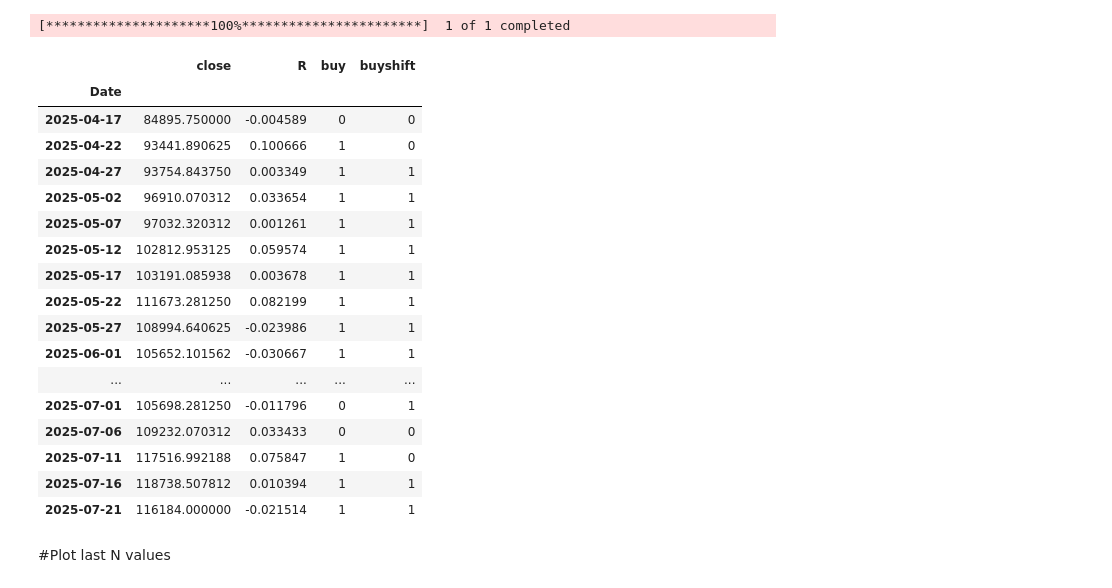
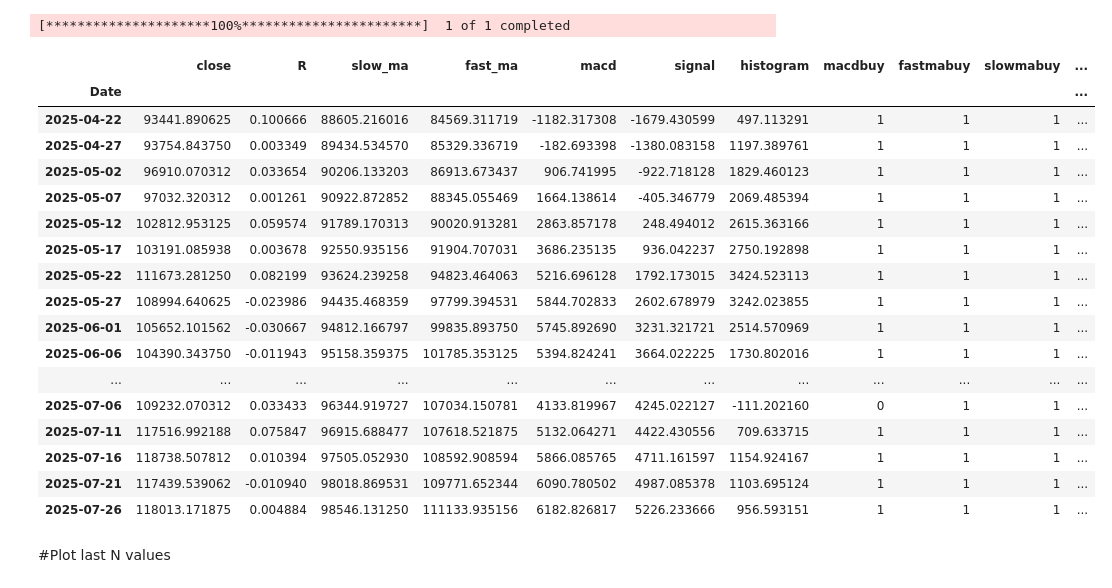
Before and after one commit to GalindoD/Backtesting_crypto, a Jupyter notebook: Backtester_Python.ipynb, the cells around one changed output. Drawn from its saved outputs; the diff is of its cells as text; code cells hidden in the pictures.

```diff
--- a/Backtester_Python.ipynb
+++ b/Backtester_Python.ipynb
@@ -211,26 +226,26 @@ data_df = compute_strategy(data_df, strategy, liquid_return)
 # %% [output]
 [*********************100%***********************]  1 of 1 completed
 # %%
-data_df[["close","R","buy","buyshift"]].tail(20)
+data_df.tail(20)
 # %% [output]
-|  | close | R | buy | buyshift |
-| Date |  |  |  |  |
-| 2025-04-17 | 84895.750000 | -0.004589 | 0 | 0 |
-| 2025-04-22 | 93441.890625 | 0.100666 | 1 | 0 |
-| 2025-04-27 | 93754.843750 | 0.003349 | 1 | 1 |
-| 2025-05-02 | 96910.070312 | 0.033654 | 1 | 1 |
-| 2025-05-07 | 97032.320312 | 0.001261 | 1 | 1 |
-| 2025-05-12 | 102812.953125 | 0.059574 | 1 | 1 |
-| 2025-05-17 | 103191.085938 | 0.003678 | 1 | 1 |
-| 2025-05-22 | 111673.281250 | 0.082199 | 1 | 1 |
-| 2025-05-27 | 108994.640625 | -0.023986 | 1 | 1 |
-| 2025-06-01 | 105652.101562 | -0.030667 | 1 | 1 |
-| ... | ... | ... | ... | ... |
-| 2025-07-01 | 105698.281250 | -0.011796 | 0 | 1 |
-| 2025-07-06 | 109232.070312 | 0.033433 | 0 | 0 |
-| 2025-07-11 | 117516.992188 | 0.075847 | 1 | 0 |
-| 2025-07-16 | 118738.507812 | 0.010394 | 1 | 1 |
-| 2025-07-21 | 116184.000000 | -0.021514 | 1 | 1 |
+|  | close | R | slow_ma | fast_ma | macd | signal | histogram | macdbuy | fastmabuy | slowmabuy | ... |
+| Date |  |  |  |  |  |  |  |  |  |  | ... |
+| 2025-04-22 | 93441.890625 | 0.100666 | 88605.216016 | 84569.311719 | -1182.317308 | -1679.430599 | 497.113291 | 1 | 1 | 1 | ... |
+| 2025-04-27 | 93754.843750 | 0.003349 | 89434.534570 | 85329.336719 | -182.693398 | -1380.083158 | 1197.389761 | 1 | 1 | 1 | ... |
+| 2025-05-02 | 96910.070312 | 0.033654 | 90206.133203 | 86913.673437 | 906.741995 | -922.718128 | 1829.460123 | 1 | 1 | 1 | ... |
+| 2025-05-07 | 97032.320312 | 0.001261 | 90922.872852 | 88345.055469 | 1664.138614 | -405.346779 | 2069.485394 | 1 | 1 | 1 | ... |
+| 2025-05-12 | 102812.953125 | 0.059574 | 91789.170313 | 90020.913281 | 2863.857178 | 248.494012 | 2615.363166 | 1 | 1 | 1 | ... |
+| 2025-05-17 | 103191.085938 | 0.003678 | 92550.935156 | 91904.707031 | 3686.235135 | 936.042237 | 2750.192898 | 1 | 1 | 1 | ... |
+| 2025-05-22 | 111673.281250 | 0.082199 | 93624.239258 | 94823.464063 | 5216.696128 | 1792.173015 | 3424.523113 | 1 | 1 | 1 | ... |
+| 2025-05-27 | 108994.640625 | -0.023986 | 94435.468359 | 97799.394531 | 5844.702833 | 2602.678979 | 3242.023855 | 1 | 1 | 1 | ... |
+| 2025-06-01 | 105652.101562 | -0.030667 | 94812.166797 | 99835.893750 | 5745.892690 | 3231.321721 | 2514.570969 | 1 | 1 | 1 | ... |
+| 2025-06-06 | 104390.343750 | -0.011943 | 95158.359375 | 101785.353125 | 5394.824241 | 3664.022225 | 1730.802016 | 1 | 1 | 1 | ... |
+| ... | ... | ... | ... | ... | ... | ... | ... | ... | ... | ... | ... |
+| 2025-07-06 | 109232.070312 | 0.033433 | 96344.919727 | 107034.150781 | 4133.819967 | 4245.022127 | -111.202160 | 0 | 1 | 1 | ... |
+| 2025-07-11 | 117516.992188 | 0.075847 | 96915.688477 | 107618.521875 | 5132.064271 | 4422.430556 | 709.633715 | 1 | 1 | 1 | ... |
+| 2025-07-16 | 118738.507812 | 0.010394 | 97505.052930 | 108592.908594 | 5866.085765 | 4711.161597 | 1154.924167 | 1 | 1 | 1 | ... |
+| 2025-07-21 | 117439.539062 | -0.010940 | 98018.869531 | 109771.652344 | 6090.780502 | 4987.085378 | 1103.695124 | 1 | 1 | 1 | ... |
+| 2025-07-26 | 118013.171875 | 0.004884 | 98546.131250 | 111133.935156 | 6182.826817 | 5226.233666 | 956.593151 | 1 | 1 | 1 | ... |
 # %% [markdown]
 #Plot last N values
 # %%
```
Also changed, not shown: parts of 7 cells of this notebook.
